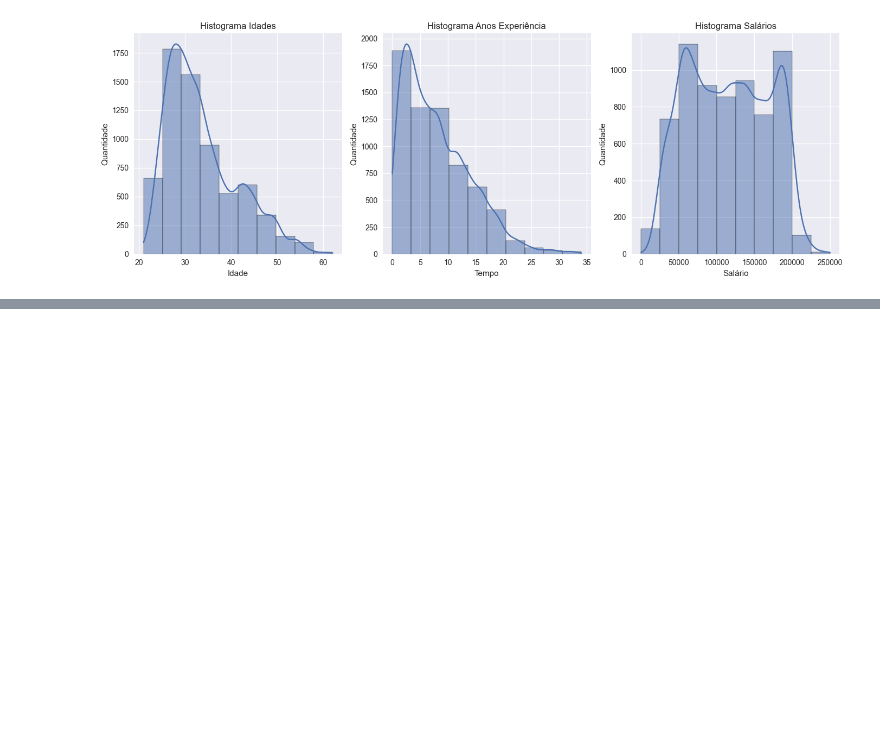
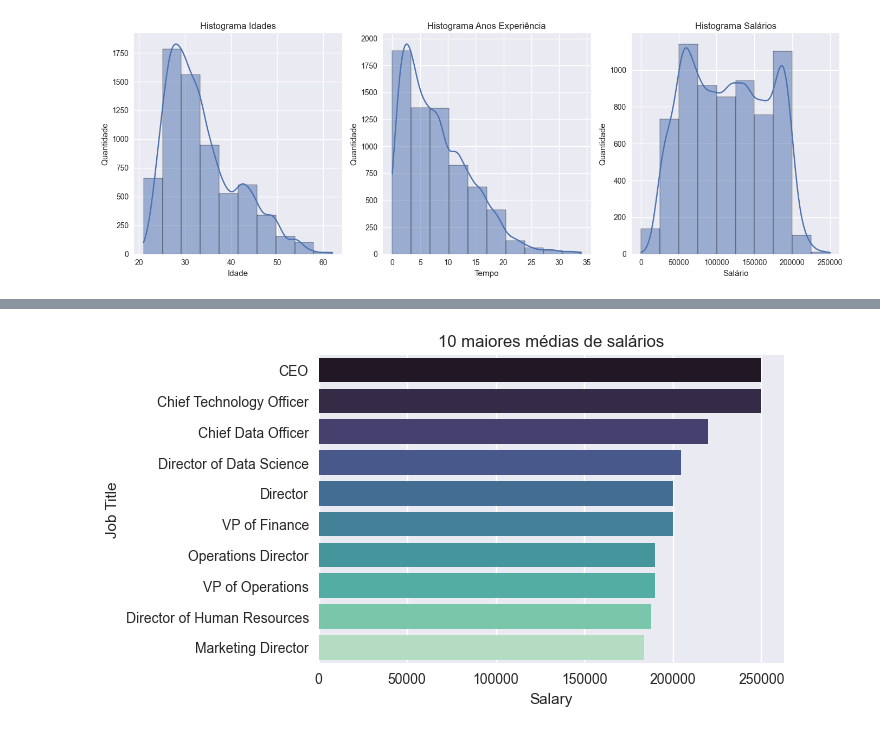
Before and after one commit to CesarNasc/datasets_analysis, a Jupyter notebook: 03_salary_data/python/salary_data.ipynb, the cells around one changed output, grey strips where cells are left out. Drawn from its saved outputs; the diff is of its cells as text; code cells hidden in the pictures; blank space fills up the shorter version.

```diff
--- a/03_salary_data/python/salary_data.ipynb
+++ b/03_salary_data/python/salary_data.ipynb
@@ -85,0 +83,12 @@ plt.show()
+# %%
+# 10 Maiores médias de salários
+
+top_media_salarios = df.groupby('Job Title')['Salary'].mean().sort_values(ascending=False).head(10).reset_index()
+
+
+plt.figure(figsize=(6,4))
+sns.barplot(data=top_media_salarios,x='Salary',y='Job Title',hue='Job Title',palette='mako')
+plt.title('10 maiores médias de salários')
+plt.show()
+# %% [output]
+[figure, added]
```
Also changed, not shown: parts of 8 cells of this notebook, 1 other file.
